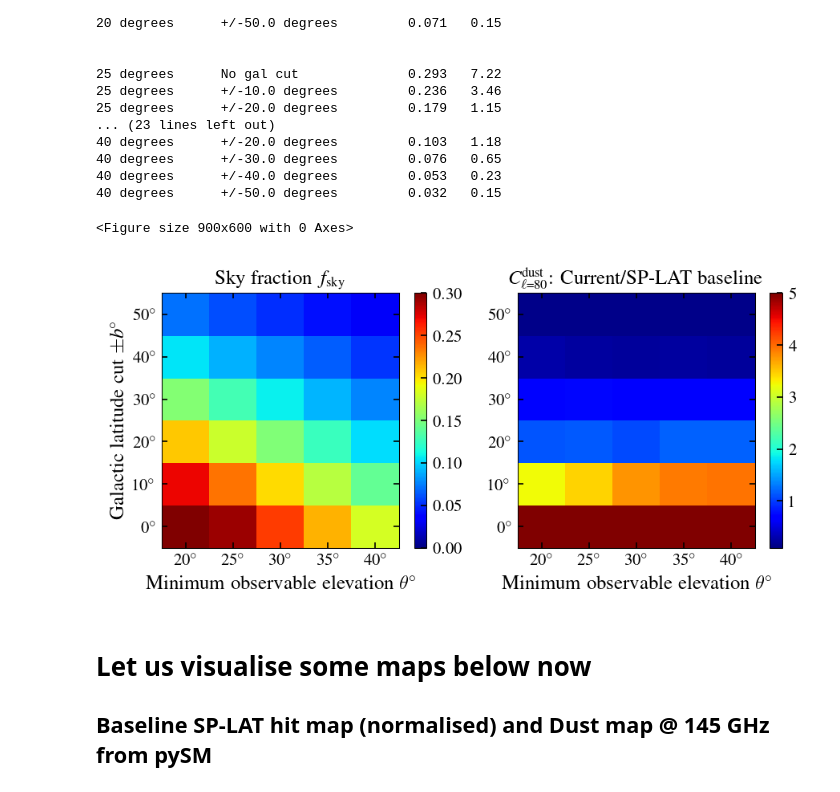
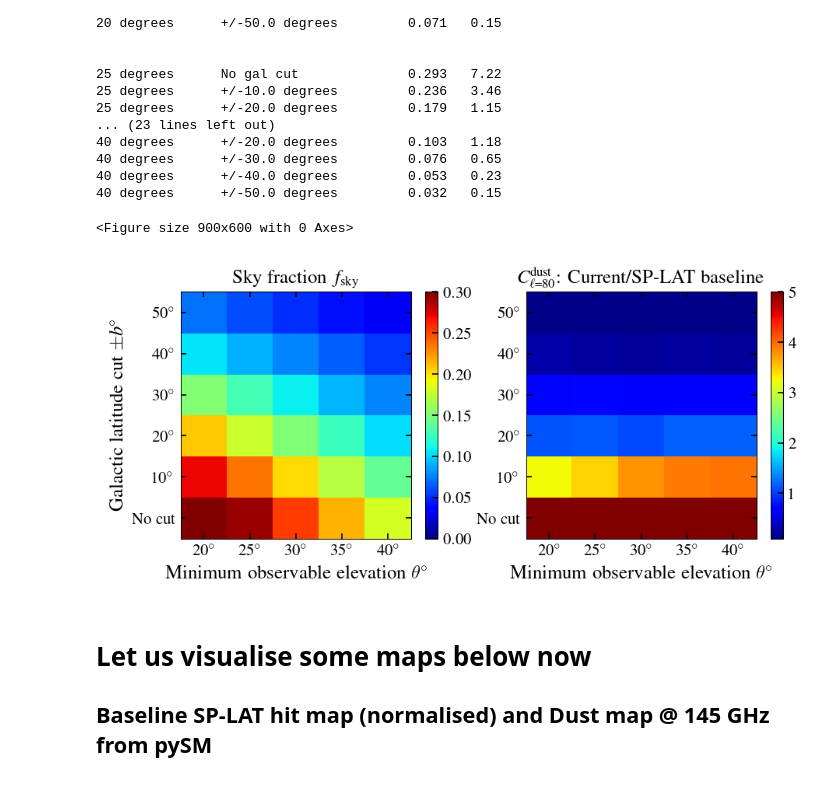
Before and after one commit to sriniraghunathan/cmbs4_minobsel_galcuts, a Jupyter notebook: analyse_results.ipynb, the cells around one changed output. Cells and saved outputs as stored; diff of their text form; code cells hidden in the pictures.

Commit message:
included some comments in the notebook and also plot of fsky

```diff
--- a/analyse_results.ipynb
+++ b/analyse_results.ipynb
@@ -197,7 +197,10 @@ def set_ticks(ax):
         locs, tickvals = [], []
         for cntr, xy in enumerate( arr_to_use ):
             locs.append(cntr+0.5)
-            tickvals.append(r'$%g^{\circ}$'%(xy))
+            if xy == 0. and xyiter == 1:
+                tickvals.append(r'No cut')
+            else:
+                tickvals.append(r'$%g^{\circ}$'%(xy))
         if xyiter == 0:
             ax.set_xticks(locs)
             ax.set_xticklabels(tickvals)
@@ -210,34 +213,34 @@ def set_ticks(ax):
 
 clf()
 fig = figure(figsize=(7, 2.8))
 subplots_adjust(wspace = 0.2)
 to_plot_arr = [fsky_grid, dust_amp_grid]
 for plcntr, to_plot in enumerate( to_plot_arr ):
     ax = subplot(1,2,plcntr+1)
     if plcntr == 0:
         vmin, vmax = 0., 0.3
     elif plcntr == 1:
         vmin, vmax = 0.1, 5.
 
     #pcolor(min_obs_el_grid, lat_mask_grid, to_plot)
     pcolor(to_plot, vmin = vmin, vmax = vmax)
     cb = colorbar()
     cb.minorticks_off(); ax.minorticks_off()
     xlabel(r'Minimum observable elevation $\theta^{\circ}$', fontsize = 12)
     if plcntr == 0:
         ylabel(r'Galactic latitude cut $\pm b^{\circ}$', fontsize = 12)
     #title
     if plcntr == 0:
         titleval = r'Sky fraction $f_{\rm sky}$'
 
     elif plcntr == 1:
         titleval = r'$C_{\ell=80}^{\rm dust}$: Current/SP-LAT baseline'
 
     title(titleval, fontsize = 12)
     ax = set_ticks(ax)
 # %% [output]
 <Figure size 900x600 with 0 Axes>
-[figure, old version]
+[figure, new version]
 # %%
 rcParams['figure.dpi'] = 100
 # %% [markdown]
```
